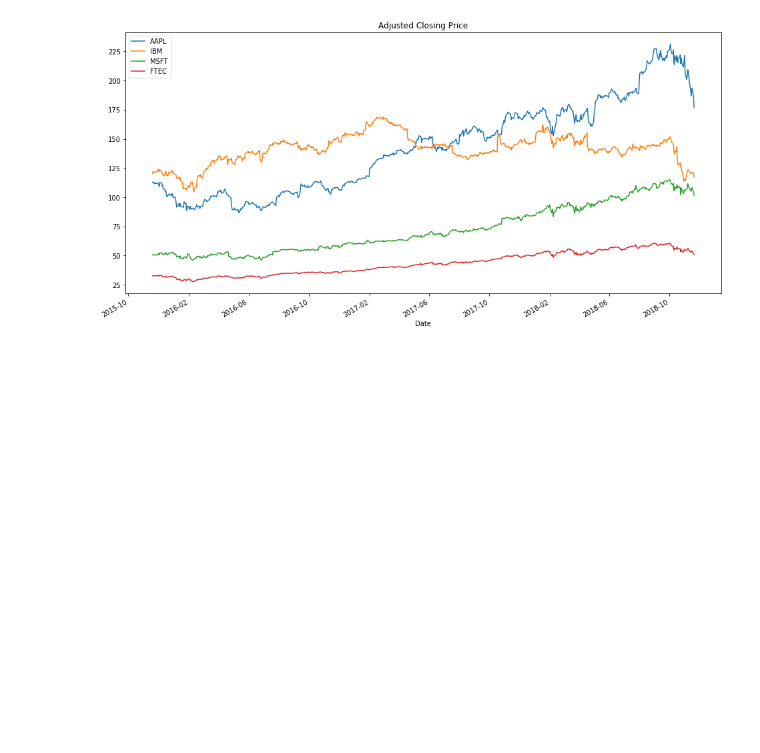
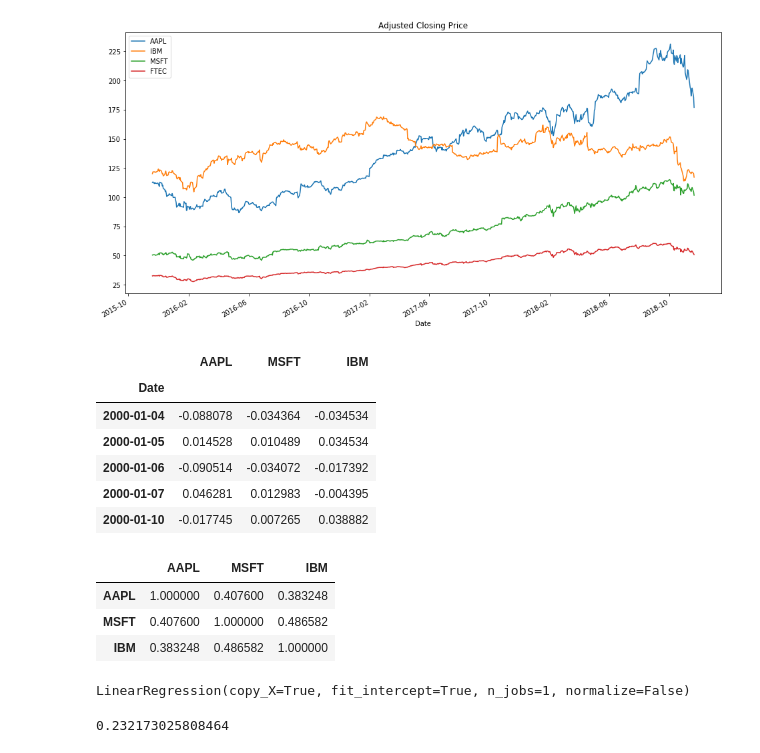
Before and after one commit to it2278/Stock_Analysis_TFA, a Jupyter notebook: master_file.ipynb, the cells around one changed output. Drawn from its saved outputs; the diff is of its cells as text; code cells hidden in the pictures; blank space fills up the shorter version.

```diff
--- a/master_file.ipynb
+++ b/master_file.ipynb
@@ -148,3 +148,44 @@ print (str(round(port_variance, 4) * 100) + '%')  # Just converting the variance
 #  The standard deviation of a portfolio is just a square root of its variance
 port_volatility = np.sqrt(np.dot(weights.T, np.dot(cov_matrix_a, weights)))
 print(str(round(port_volatility, 4) * 100) + '%')
+# %%
+
+
+# Isolate the adjusted closing price
+all_adj_close = all_data[['Adj Close']]
+
+# Calculate the returns
+all_returns = np.log(all_adj_close / all_adj_close.shift(1))
+
+# Isolate the AAPL returns
+aapl_returns = all_returns.iloc[all_returns.index.get_level_values('Ticker') == 'AAPL']
+aapl_returns.index = aapl_returns.index.droplevel('Ticker')
+
+# Isolate the MSFT returns
+msft_returns = all_returns.iloc[all_returns.index.get_level_values('Ticker') == 'MSFT']
+msft_returns.index = msft_returns.index.droplevel('Ticker')
+
+# Isolate the IBM returns
+ibm_returns = all_returns.iloc[all_returns.index.get_level_values('Ticker') == 'IBM']
+ibm_returns.index = ibm_returns.index.droplevel('Ticker')
+
+
+# Build up a new DataFrame with AAPL and MSFT returns
+return_data = pd.concat([aapl_returns, msft_returns,ibm_returns], axis=1)[1:]
+return_data.columns = ['AAPL', 'MSFT','IBM']
+return_data.head()
+# %% [output]
+|  | AAPL | MSFT | IBM |
+| Date |  |  |  |
+| 2000-01-04 | -0.088078 | -0.034364 | -0.034534 |
+| 2000-01-05 | 0.014528 | 0.010489 | 0.034534 |
+| 2000-01-06 | -0.090514 | -0.034072 | -0.017392 |
+| 2000-01-07 | 0.046281 | 0.012983 | -0.004395 |
+| 2000-01-10 | -0.017745 | 0.007265 | 0.038882 |
+# %%
+return_data.corr()
+# %% [output]
+|  | AAPL | MSFT | IBM |
+| AAPL | 1.000000 | 0.407600 | 0.383248 |
+| MSFT | 0.407600 | 1.000000 | 0.486582 |
+| IBM | 0.383248 | 0.486582 | 1.000000 |
@@ -150,0 +200,12 @@ print(str(round(port_volatility, 4) * 100) + '%')
+# %%
+#Performing Linear Regression
+from sklearn import linear_model
+model = linear_model.LinearRegression()
+model.fit(x_train,y_train)
+# %% [output]
+LinearRegression(copy_X=True, fit_intercept=True, n_jobs=1, normalize=False)
+# %%
+testing_predictions  = model.predict(x_test)
+model.score(x_test,y_test)
+# %% [output]
+0.232173025808464
```
Also changed, not shown: parts of 2 cells of this notebook.
